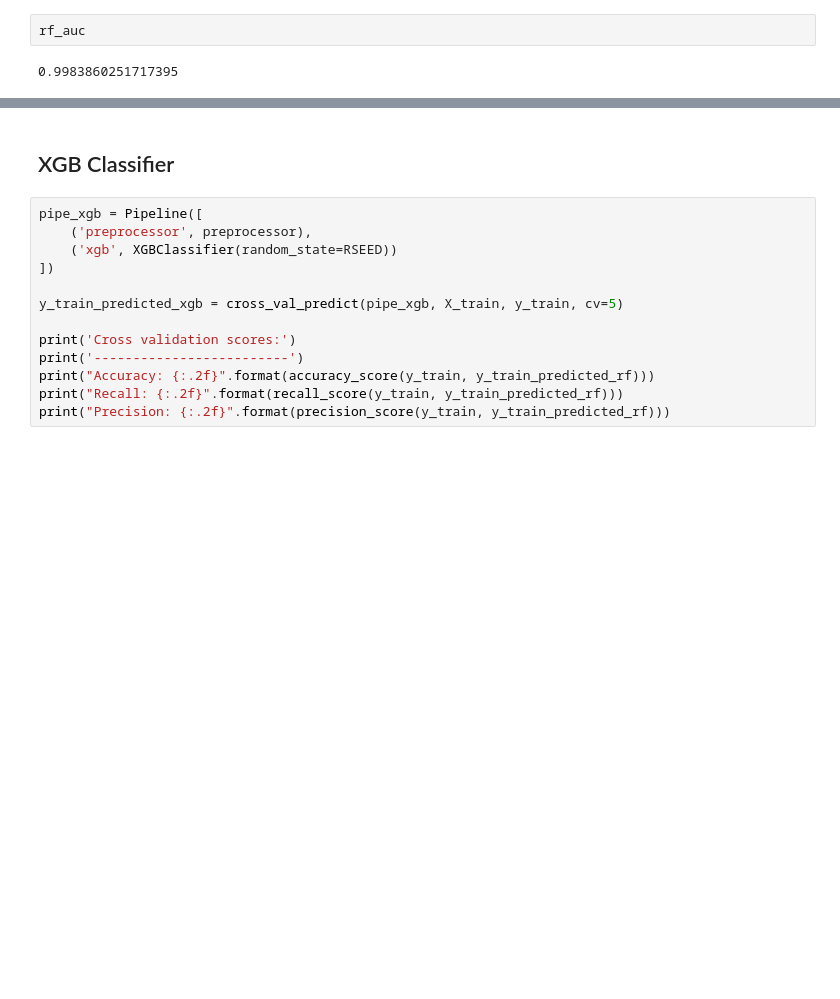
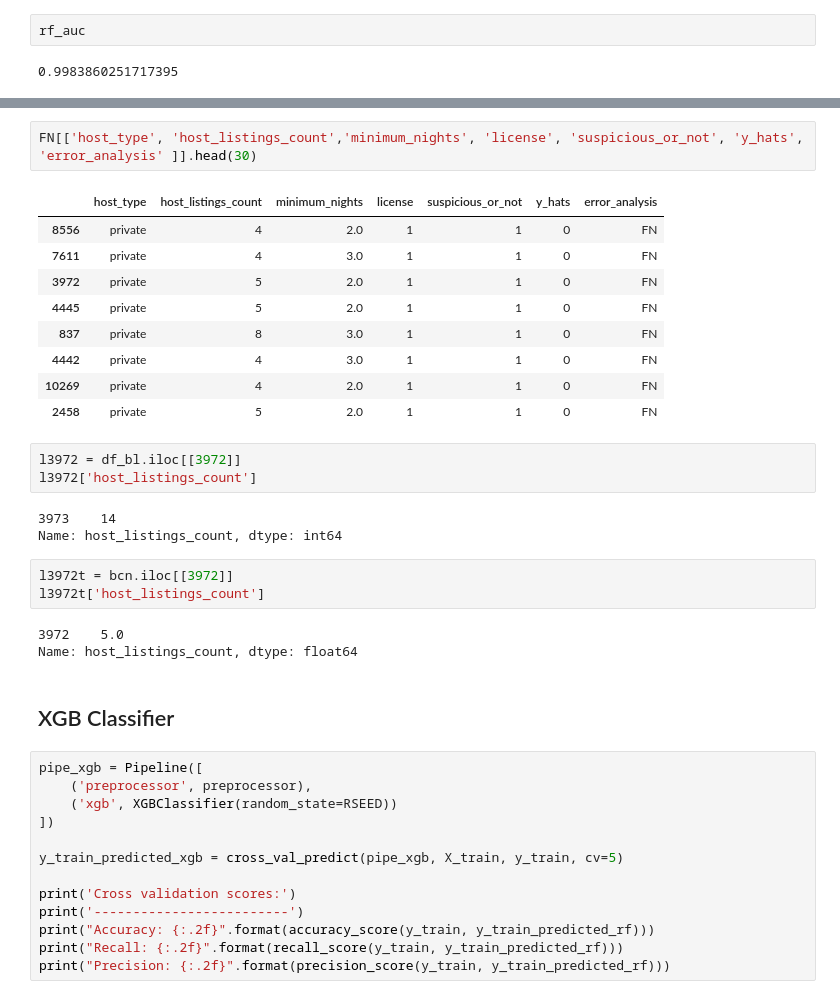
Before and after one commit to scheinmensch/Infringement_Detection_on_Airbnb, a Jupyter notebook: notebooks/Modelling.ipynb, the cells around one changed output, grey strips where cells are left out. Cells and saved outputs as stored; diff of their text form; blank space fills up the shorter version.

```diff
--- a/notebooks/Modelling.ipynb
+++ b/notebooks/Modelling.ipynb
@@ -722,3 +742,27 @@ pyplot.show()
+# %%
+FN[['host_type', 'host_listings_count','minimum_nights', 'license', 'suspicious_or_not', 'y_hats', 'error_analysis' ]].head(30)
+# %% [output]
+|  | host_type | host_listings_count | minimum_nights | license | suspicious_or_not | y_hats | error_analysis |
+| 8556 | private | 4 | 2.0 | 1 | 1 | 0 | FN |
+| 7611 | private | 4 | 3.0 | 1 | 1 | 0 | FN |
+| 3972 | private | 5 | 2.0 | 1 | 1 | 0 | FN |
+| 4445 | private | 5 | 2.0 | 1 | 1 | 0 | FN |
+| 837 | private | 8 | 3.0 | 1 | 1 | 0 | FN |
+| 4442 | private | 4 | 3.0 | 1 | 1 | 0 | FN |
+| 10269 | private | 4 | 2.0 | 1 | 1 | 0 | FN |
+| 2458 | private | 5 | 2.0 | 1 | 1 | 0 | FN |
+# %%
+l3972 = df_bl.iloc[[3972]]
+l3972['host_listings_count']
+# %% [output]
+3973    14
+Name: host_listings_count, dtype: int64
+# %%
+l3972t = bcn.iloc[[3972]]
+l3972t['host_listings_count']
+# %% [output]
+3972    5.0
+Name: host_listings_count, dtype: float64
 # %% [markdown]
 ## XGB Classifier
 # %%
```
Also changed, not shown: parts of 20 cells of this notebook, 1 other file.
